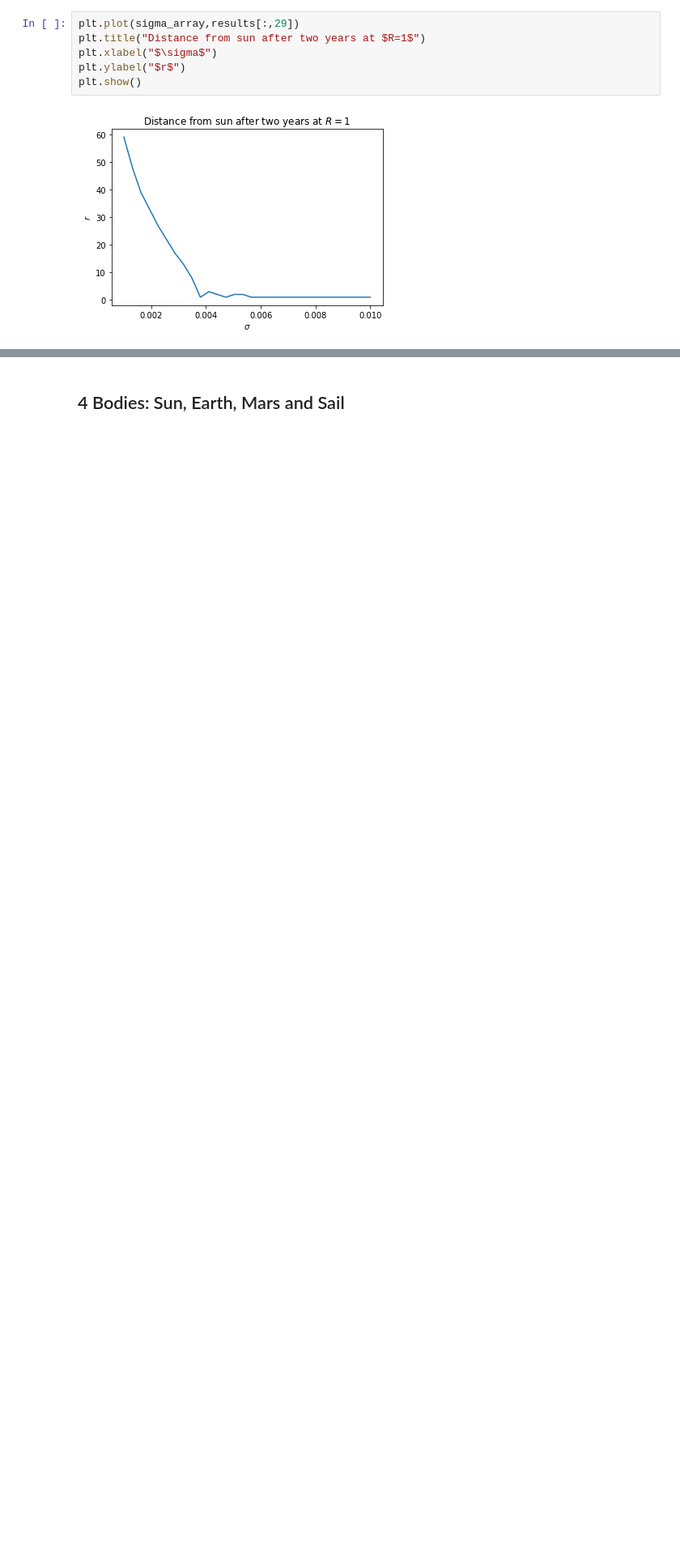
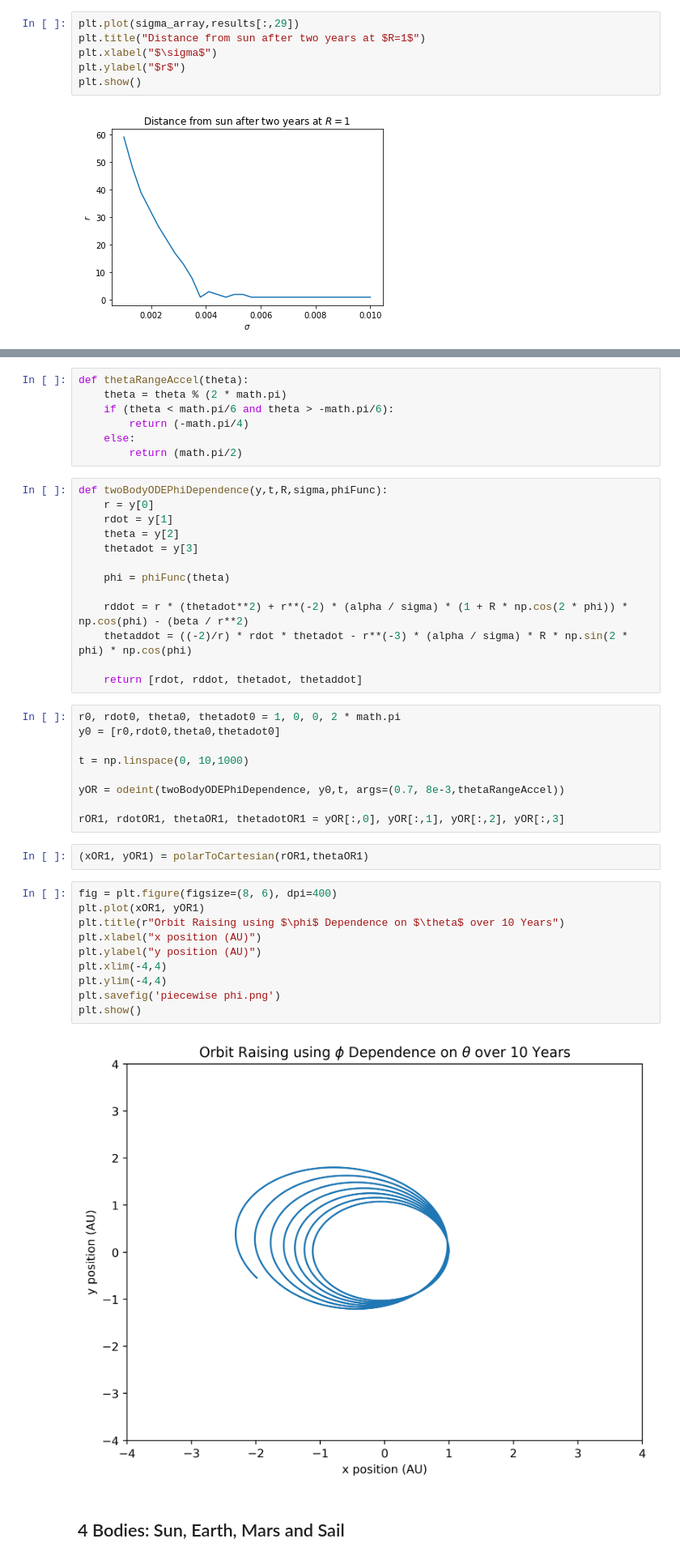
Before and after one commit to GameOver203/Lagrangian-Solar-Sail-Modelling, a Jupyter notebook: Orbital Mechanics for a Solar Sail.ipynb, the cells around one changed output, grey strips where cells are left out. Shown at 81% size. Drawn from its saved outputs; the diff is of its cells as text; blank space fills up the shorter version.

```diff
--- a/Orbital Mechanics for a Solar Sail.ipynb
+++ b/Orbital Mechanics for a Solar Sail.ipynb
@@ -301,3 +301,46 @@ plt.show()
+# %%
+def thetaRangeAccel(theta):
+    theta = theta % (2 * math.pi)
+    if (theta < math.pi/6 and theta > -math.pi/6):
+        return (-math.pi/4)
+    else:
+        return (math.pi/2)
+# %%
+def twoBodyODEPhiDependence(y,t,R,sigma,phiFunc):
+    r = y[0]
+    rdot = y[1]
+    theta = y[2]
+    thetadot = y[3]
+
+    phi = phiFunc(theta)
+
+    rddot = r * (thetadot**2) + r**(-2) * (alpha / sigma) * (1 + R * np.cos(2 * phi)) * np.cos(phi) - (beta / r**2)
+    thetaddot = ((-2)/r) * rdot * thetadot - r**(-3) * (alpha / sigma) * R * np.sin(2 * phi) * np.cos(phi)
+
+    return [rdot, rddot, thetadot, thetaddot]
+# %%
+r0, rdot0, theta0, thetadot0 = 1, 0, 0, 2 * math.pi
+y0 = [r0,rdot0,theta0,thetadot0]
+
+t = np.linspace(0, 10,1000)
+
+yOR = odeint(twoBodyODEPhiDependence, y0,t, args=(0.7, 8e-3,thetaRangeAccel))
+
+rOR1, rdotOR1, thetaOR1, thetadotOR1 = yOR[:,0], yOR[:,1], yOR[:,2], yOR[:,3]
+# %%
+(xOR1, yOR1) = polarToCartesian(rOR1,thetaOR1)
+# %%
+fig = plt.figure(figsize=(8, 6), dpi=400)
+plt.plot(xOR1, yOR1)
+plt.title(r"Orbit Raising using $\phi$ Dependence on $\theta$ over 10 Years")
+plt.xlabel("x position (AU)")
+plt.ylabel("y position (AU)")
+plt.xlim(-4,4)
+plt.ylim(-4,4)
+plt.savefig('piecewise phi.png')
+plt.show()
+# %% [output]
+[figure, added]
 # %% [markdown]
 ## 4 Bodies: Sun, Earth, Mars and Sail
 # %% [markdown]
```
Also changed, not shown: parts of 21 cells of this notebook, 6 other files.
